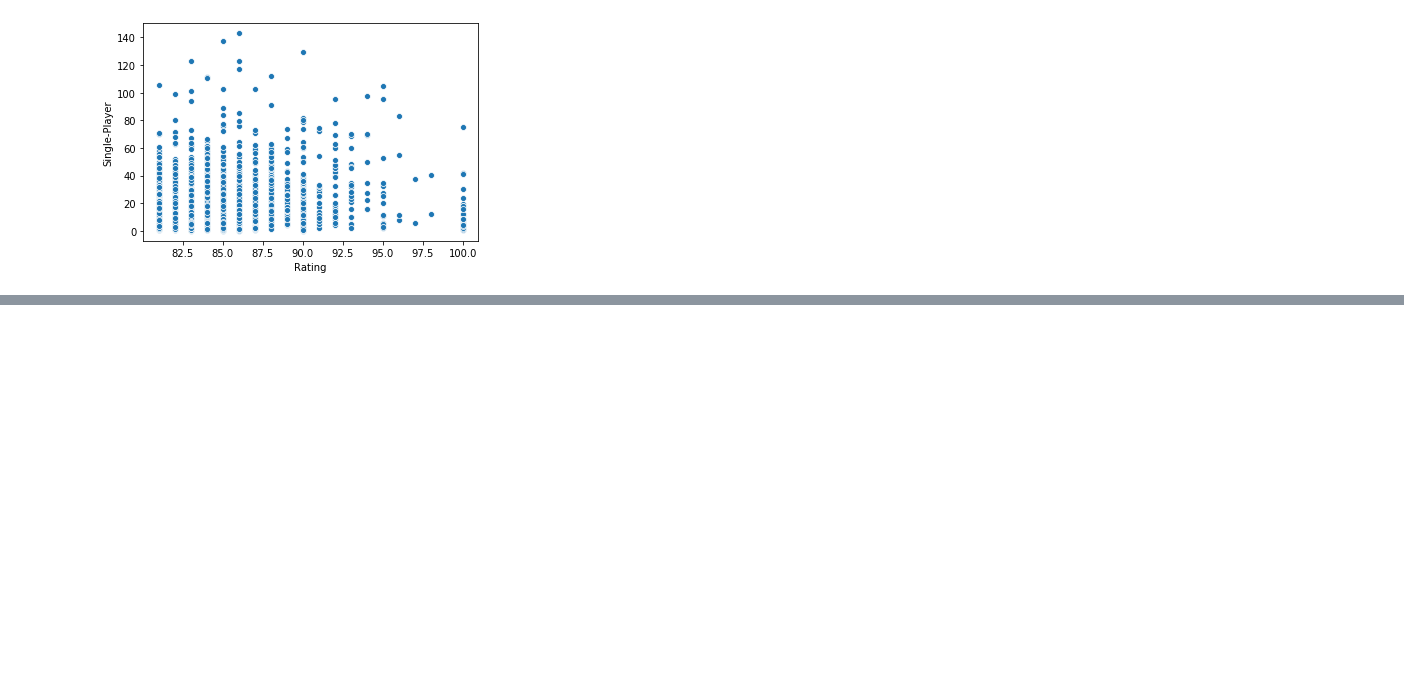
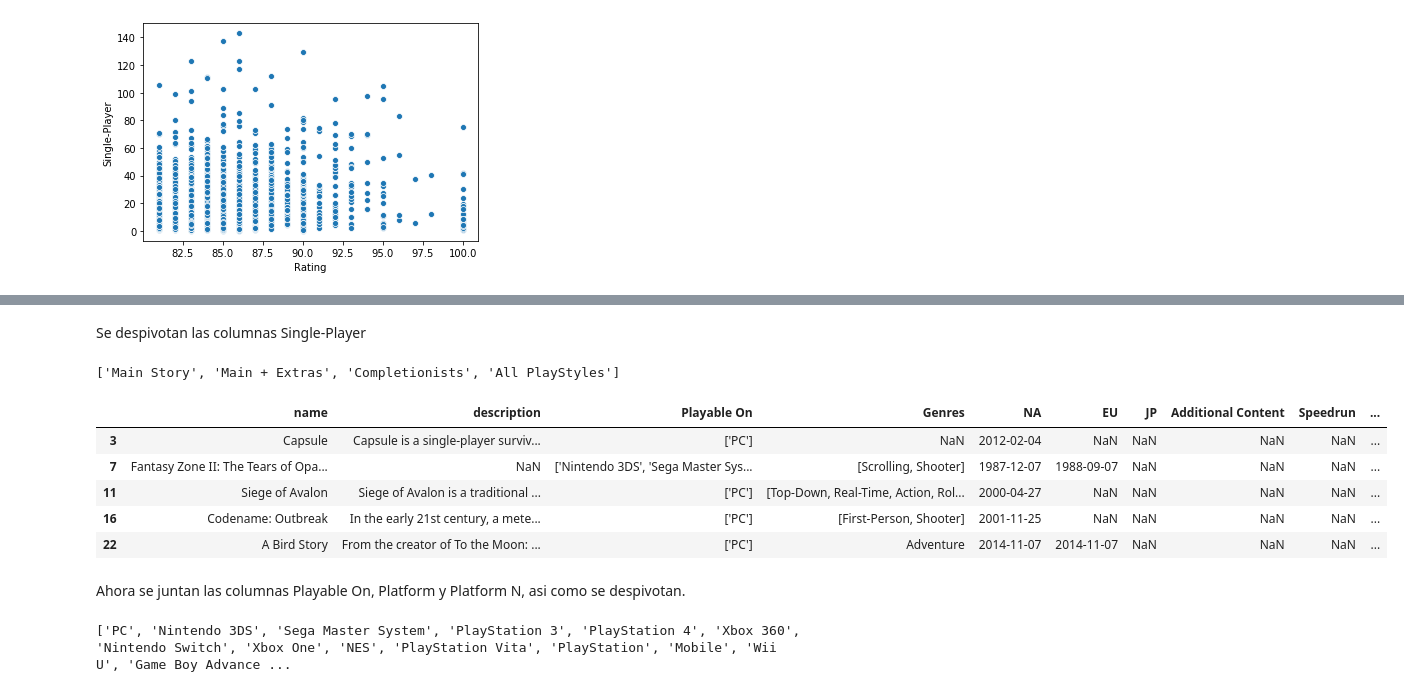
Before and after one commit to TFM-UAH-ammz/MainScrappingTool, a Jupyter notebook: src/dataAnalysis/analysis.ipynb, the cells around one changed output, grey strips where cells are left out. Cells and saved outputs as stored; diff of their text form; code cells hidden in the pictures; blank space fills up the shorter version.

```diff
--- a/src/dataAnalysis/analysis.ipynb
+++ b/src/dataAnalysis/analysis.ipynb
@@ -260,0 +270,78 @@ sns.scatterplot(rating[(rating > 80) & (spMainStory < 150)], spMainStory[(rating
+# %% [markdown]
+Se despivotan las columnas Single-Player
+# %%
+#Despivote de Additional Content
+def despivotar_col(col_name, namePrefix):
+    #Se obtienen los elementos (keys) de los diccionarios de Single player
+    elements = []
+    for game in dataAux[col_name]:
+            for element in game.keys():
+                if element not in elements:
+                    elements.append(element)
+
+    print(elements)
+
+
+    def get_element_from_game(x, element):
+        #Dado un elemento del diccionario de "Single player" retorna sus datos
+        if type(x) is dict:
+            if element in x.keys():
+                return x[element]
+
+    #Para cada elemento se añade una columna nueva con SP al principio para idicar que es single player
+    for element in elements:
+        dataAux[(namePrefix + element)] = dataAux[col_name].apply(lambda x: get_element_from_game(x,element))
+
+    #Se elimina la columna original
+    dataAux.drop([col_name], axis='columns', inplace=True)
+
+despivotar_col("Single-Player", "SP-")
+# %% [output]
+['Main Story', 'Main + Extras', 'Completionists', 'All PlayStyles']
+# %%
+pd.set_option('display.max_columns', None)
+np.set_printoptions(threshold=False)
+
+dataAux.head()
+# %% [output]
+|  | name | description | Playable On | Genres | NA | EU | JP | Additional Content | Speedrun | ... |
+| 3 | Capsule | Capsule is a single-player surviv... | ['PC'] | NaN | 2012-02-04 | NaN | NaN | NaN | NaN | ... |
+| 7 | Fantasy Zone II: The Tears of Opa... | NaN | ['Nintendo 3DS', 'Sega Master Sys... | [Scrolling, Shooter] | 1987-12-07 | 1988-09-07 | NaN | NaN | NaN | ... |
+| 11 | Siege of Avalon | Siege of Avalon is a traditional ... | ['PC'] | [Top-Down, Real-Time, Action, Rol... | 2000-04-27 | NaN | NaN | NaN | NaN | ... |
+| 16 | Codename: Outbreak | In the early 21st century, a mete... | ['PC'] | [First-Person, Shooter] | 2001-11-25 | NaN | NaN | NaN | NaN | ... |
+| 22 | A Bird Story | From the creator of To the Moon: ... | ['PC'] | Adventure | 2014-11-07 | 2014-11-07 | NaN | NaN | NaN | ... |
+# %% [markdown]
+Ahora se juntan las columnas Playable On,  	Platform y  Platform N, asi como se despivotan.
+# %%
+#Se despivota Platform
+#Despivote de Additional Content
+elements = []
+def despivotar_col(col_name, namePrefix):
+    #Se obtienen los elementos (keys) de los diccionarios de Single player
+    for game in dataAux[col_name]:
+        if not (type(game) is float):
+            for element in game.keys():
+                if element not in elements:
+                    elements.append(element)
+
+    print(elements)
+
+
+    def get_element_from_game(x, element):
+        #Dado un elemento del diccionario de "Single player" retorna sus datos
+        if type(x) is dict:
+            if element in x.keys():
+                return x[element]
+
+    #Para cada elemento se añade una columna nueva con SP al principio para idicar que es single player
+    for element in elements:
+        dataAux[(namePrefix + element)] = dataAux[col_name].apply(lambda x: get_element_from_game(x,element))
+
+    #Se elimina la columna original
+    dataAux.drop([col_name], axis='columns', inplace=True)
+despivotar_col("Platform N","N-")
+
+games = elements
+#dataAux.head()
+# %% [output]
+['PC', 'Nintendo 3DS', 'Sega Master System', 'PlayStation 3', 'PlayStation 4', 'Xbox 360', 'Nintendo Switch', 'Xbox One', 'NES', 'PlayStation Vita', 'PlayStation', 'Mobile', 'Wii U', 'Game Boy Advance ...
```
Also changed, not shown: parts of 14 cells of this notebook.
